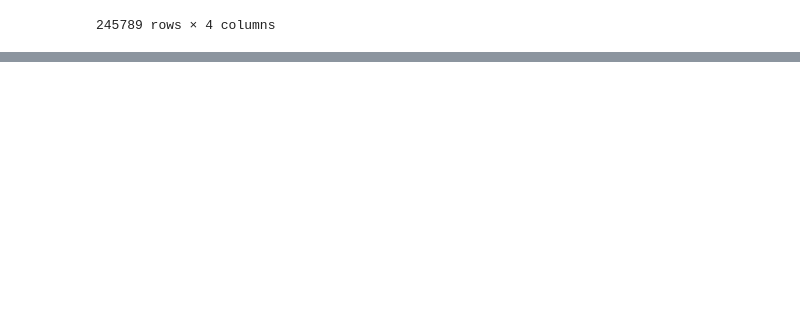
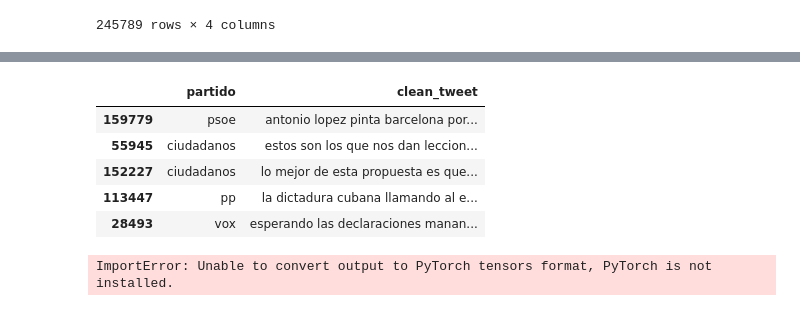
Before and after one commit to PetrongariYanina/Project-Transfer-Learning, a Jupyter notebook: data-preparation.ipynb, the cells around one changed output, grey strips where cells are left out. Cells and saved outputs as stored; diff of their text form; code cells hidden in the pictures; blank space fills up the shorter version.

```diff
--- a/data-preparation.ipynb
+++ b/data-preparation.ipynb
@@ -39,0 +66,39 @@ df
+# %%
+import re
+import unidecode
+from tqdm import tqdm
+
+def clean_tweet(tweet):
+    tweet = tweet.lower()
+    tweet = unidecode.unidecode(tweet)  # Normalizar caracteres con tildes
+    tweet = re.sub(r'http\S+', '', tweet)  # Eliminar URLs
+    tweet = re.sub(r'@\w+', '', tweet)  # Eliminar menciones
+    tweet = re.sub(r'#\w+', '', tweet)  # Eliminar hashtags
+    tweet = re.sub(r'[^\w\s]', '', tweet)  # Eliminar caracteres especiales
+    return tweet.strip()
+
+tqdm.pandas()
+df['clean_tweet'] = df['tweet'].progress_apply(clean_tweet)
+
+
+df[['partido', 'clean_tweet']].sample(5)
+# %% [output]
+|  | partido | clean_tweet |
+| 159779 | psoe | antonio lopez pinta barcelona por... |
+| 55945 | ciudadanos | estos son los que nos dan leccion... |
+| 152227 | ciudadanos | lo mejor de esta propuesta es que... |
+| 113447 | pp | la dictadura cubana llamando al e... |
+| 28493 | vox | esperando las declaraciones manan... |
+# %%
+texts = df['clean_tweet']  # Cambia 'tweet_text' por el nombre correcto de la columna de texto
+labels = df['partido']  # Cambia 'label' por el nombre de la columna de etiquetas
+
+from transformers import DistilBertTokenizer
+
+# Cargar el tokenizador
+tokenizer = DistilBertTokenizer.from_pretrained('distilbert-base-uncased')
+
+# Tokenizar el texto
+tokens = tokenizer(list(texts), padding=True, truncation=True, return_tensors="pt", max_length=512)
+# %% [output]
+ImportError: Unable to convert output to PyTorch tensors format, PyTorch is not installed.
```
Also changed, not shown: parts of 6 cells of this notebook, 2 other files.
